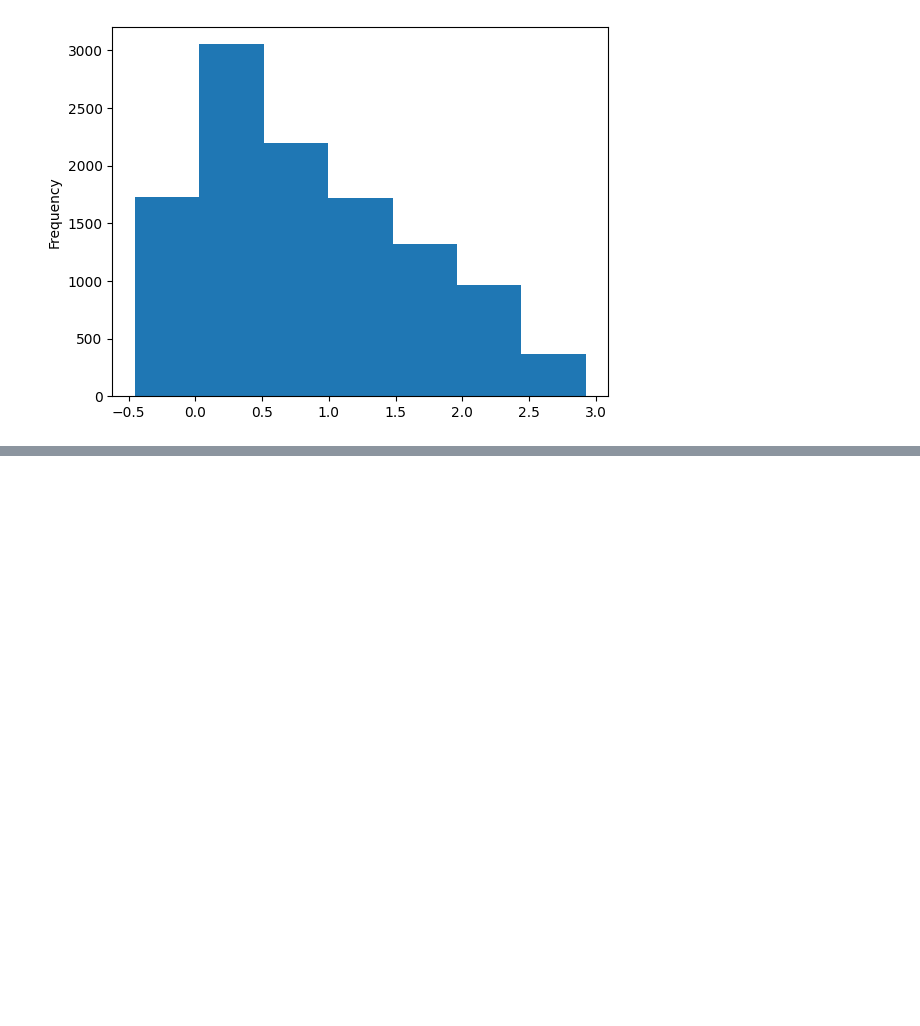
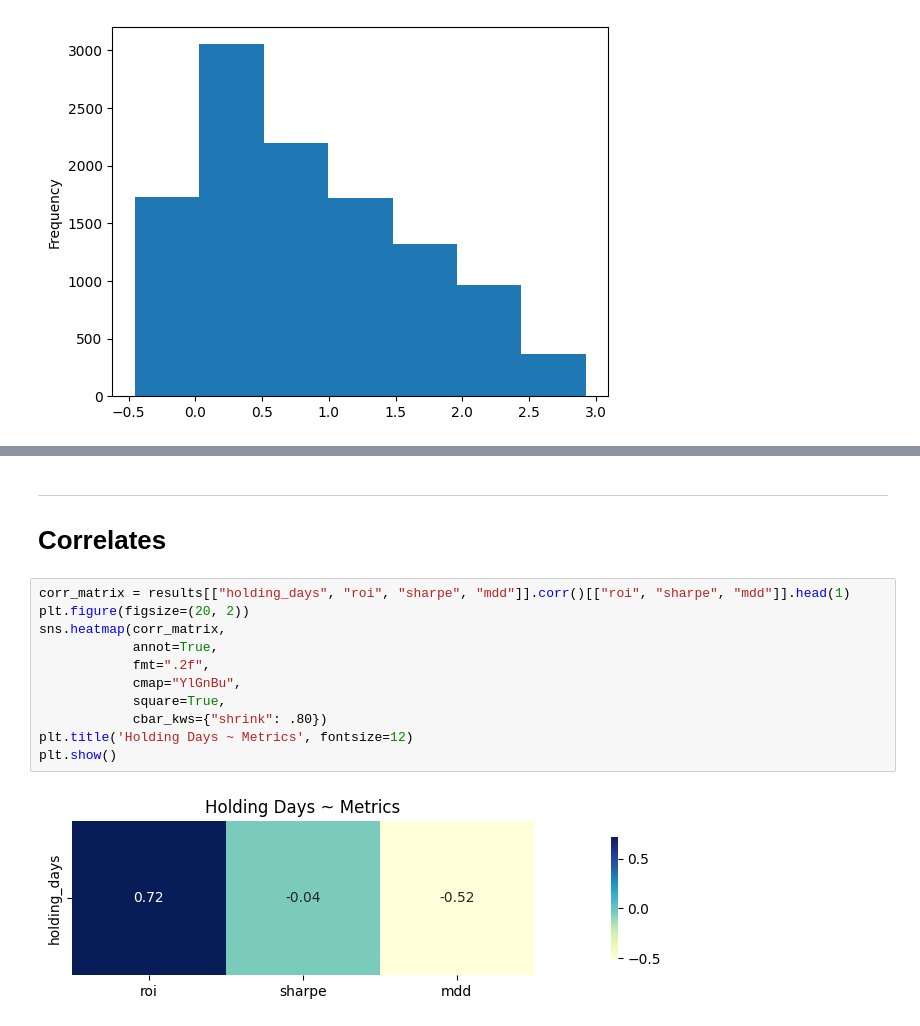
Before and after one commit to will-hill/Ye_Olde_Buy_and_Holde, a Jupyter notebook: buy_hold.ipynb, the cells around one changed output, grey strips where cells are left out. Cells and saved outputs as stored; diff of their text form; blank space fills up the shorter version.

Commit message:
added table to chart

```diff
--- a/buy_hold.ipynb
+++ b/buy_hold.ipynb
@@ -106,0 +39,16 @@ for metrics_df in [best_roi, worst_roi, best_sharpe, worst_sharpe, worst_mdd, be
+# %% [markdown]
+---
+# Correlates
+# %%
+corr_matrix = results[["holding_days", "roi", "sharpe", "mdd"]].corr()[["roi", "sharpe", "mdd"]].head(1)
+plt.figure(figsize=(20, 2))
+sns.heatmap(corr_matrix,
+            annot=True,
+            fmt=".2f",
+            cmap="YlGnBu",
+            square=True,
+            cbar_kws={"shrink": .80})
+plt.title('Holding Days ~ Metrics', fontsize=12)
+plt.show()
+# %% [output]
+[figure, added]
```
Also changed, not shown: parts of 21 cells of this notebook, 1 other file.
